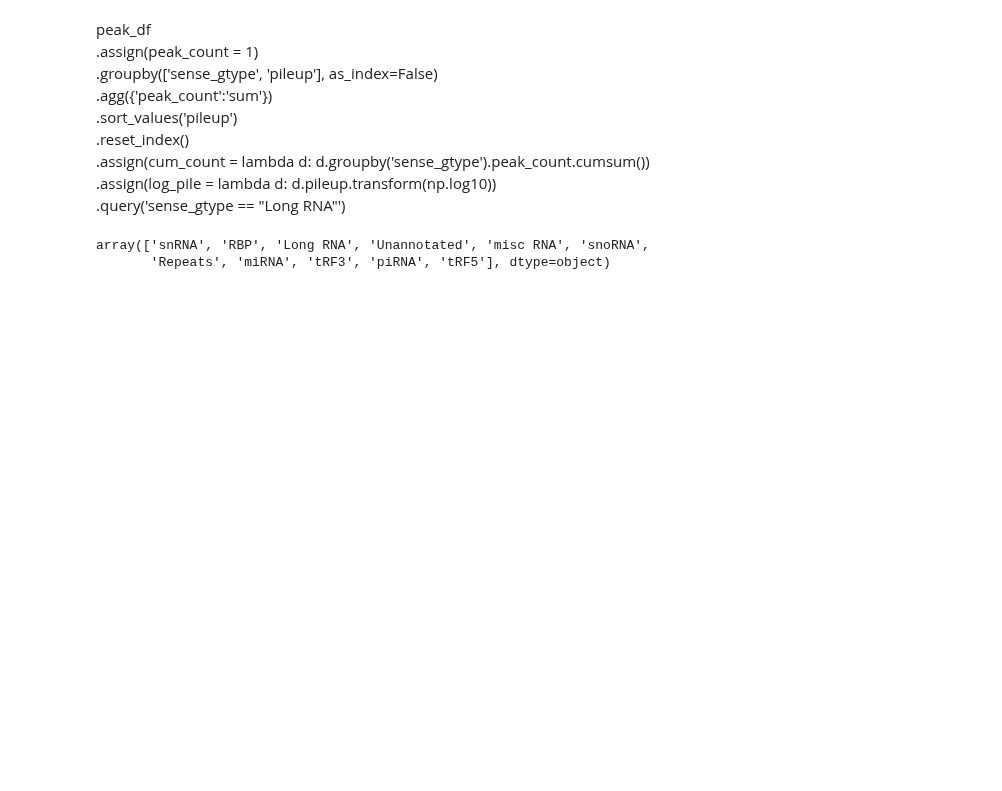
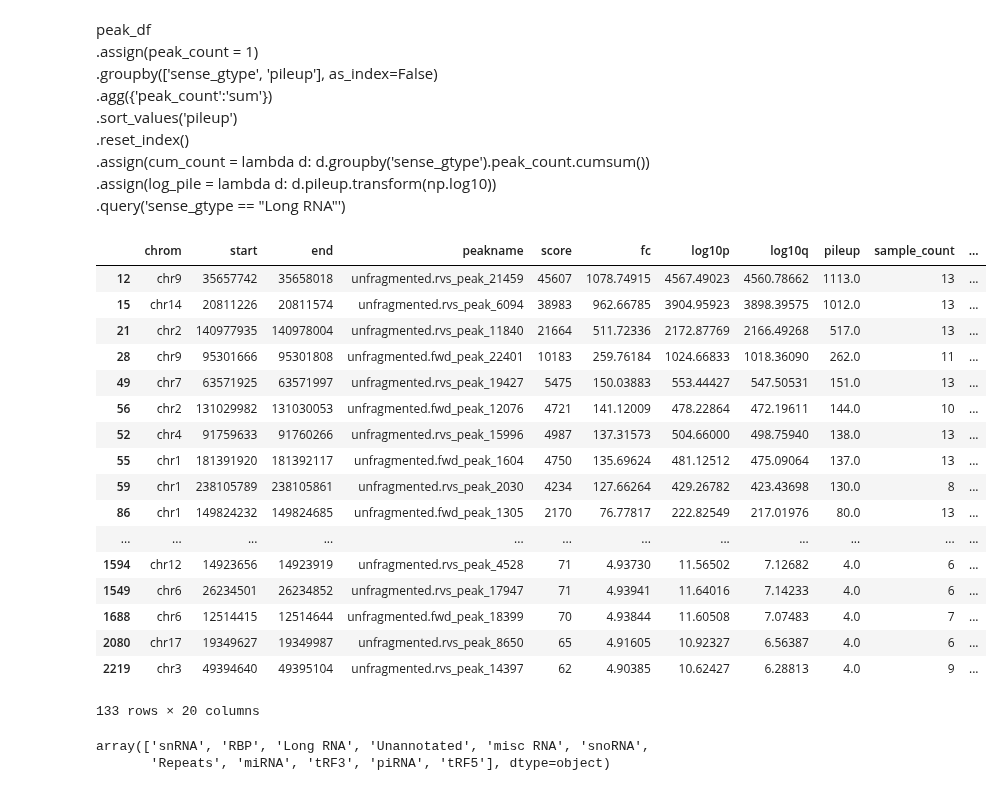
Before and after one commit to wckdouglas/cfNA, a Jupyter notebook: plots/peak_analysis.ipynb, the cells around one changed output. Saved outputs shown, nothing was run; the diff lists cells and outputs as text; code cells hidden in the pictures; blank space fills up the shorter version.

```diff
--- a/plots/peak_analysis.ipynb
+++ b/plots/peak_analysis.ipynb
@@ -73,10 +83,29 @@ peak_df\
 # %%
 peak_df\
     .query('pileup >= %i & sample_count > %i' %(pileup_cutoff, sample_cutoff))\
-    .query('sense_gtype == "RBP"')\
+    .query('sense_gtype == "Long RNA"')\
     .sort_values('pileup', ascending=False)\
     .assign(seq = lambda d: list(map(fetch_seq, d.chrom, d.start, d.end, d.strand)))\
     .assign(is_mt = lambda d: d.seq.map(is_mt))
+# %% [output]
+|  | chrom | start | end | peakname | score | fc | log10p | log10q | pileup | sample_count | ... |
+| 12 | chr9 | 35657742 | 35658018 | unfragmented.rvs_peak_21459 | 45607 | 1078.74915 | 4567.49023 | 4560.78662 | 1113.0 | 13 | ... |
+| 15 | chr14 | 20811226 | 20811574 | unfragmented.rvs_peak_6094 | 38983 | 962.66785 | 3904.95923 | 3898.39575 | 1012.0 | 13 | ... |
+| 21 | chr2 | 140977935 | 140978004 | unfragmented.rvs_peak_11840 | 21664 | 511.72336 | 2172.87769 | 2166.49268 | 517.0 | 13 | ... |
+| 28 | chr9 | 95301666 | 95301808 | unfragmented.fwd_peak_22401 | 10183 | 259.76184 | 1024.66833 | 1018.36090 | 262.0 | 11 | ... |
+| 49 | chr7 | 63571925 | 63571997 | unfragmented.rvs_peak_19427 | 5475 | 150.03883 | 553.44427 | 547.50531 | 151.0 | 13 | ... |
+| 56 | chr2 | 131029982 | 131030053 | unfragmented.fwd_peak_12076 | 4721 | 141.12009 | 478.22864 | 472.19611 | 144.0 | 10 | ... |
+| 52 | chr4 | 91759633 | 91760266 | unfragmented.rvs_peak_15996 | 4987 | 137.31573 | 504.66000 | 498.75940 | 138.0 | 13 | ... |
+| 55 | chr1 | 181391920 | 181392117 | unfragmented.fwd_peak_1604 | 4750 | 135.69624 | 481.12512 | 475.09064 | 137.0 | 13 | ... |
+| 59 | chr1 | 238105789 | 238105861 | unfragmented.rvs_peak_2030 | 4234 | 127.66264 | 429.26782 | 423.43698 | 130.0 | 8 | ... |
+| 86 | chr1 | 149824232 | 149824685 | unfragmented.fwd_peak_1305 | 2170 | 76.77817 | 222.82549 | 217.01976 | 80.0 | 13 | ... |
+| ... | ... | ... | ... | ... | ... | ... | ... | ... | ... | ... | ... |
+| 1594 | chr12 | 14923656 | 14923919 | unfragmented.rvs_peak_4528 | 71 | 4.93730 | 11.56502 | 7.12682 | 4.0 | 6 | ... |
+| 1549 | chr6 | 26234501 | 26234852 | unfragmented.rvs_peak_17947 | 71 | 4.93941 | 11.64016 | 7.14233 | 4.0 | 6 | ... |
+| 1688 | chr6 | 12514415 | 12514644 | unfragmented.fwd_peak_18399 | 70 | 4.93844 | 11.60508 | 7.07483 | 4.0 | 7 | ... |
+| 2080 | chr17 | 19349627 | 19349987 | unfragmented.rvs_peak_8650 | 65 | 4.91605 | 10.92327 | 6.56387 | 4.0 | 6 | ... |
+| 2219 | chr3 | 49394640 | 49395104 | unfragmented.rvs_peak_14397 | 62 | 4.90385 | 10.62427 | 6.28813 | 4.0 | 9 | ... |
+133 rows × 20 columns
 # %%
 peak_df.sense_gtype.unique()
 # %% [output]
```
Also changed, not shown: parts of 39 cells of this notebook, 11 other files.
